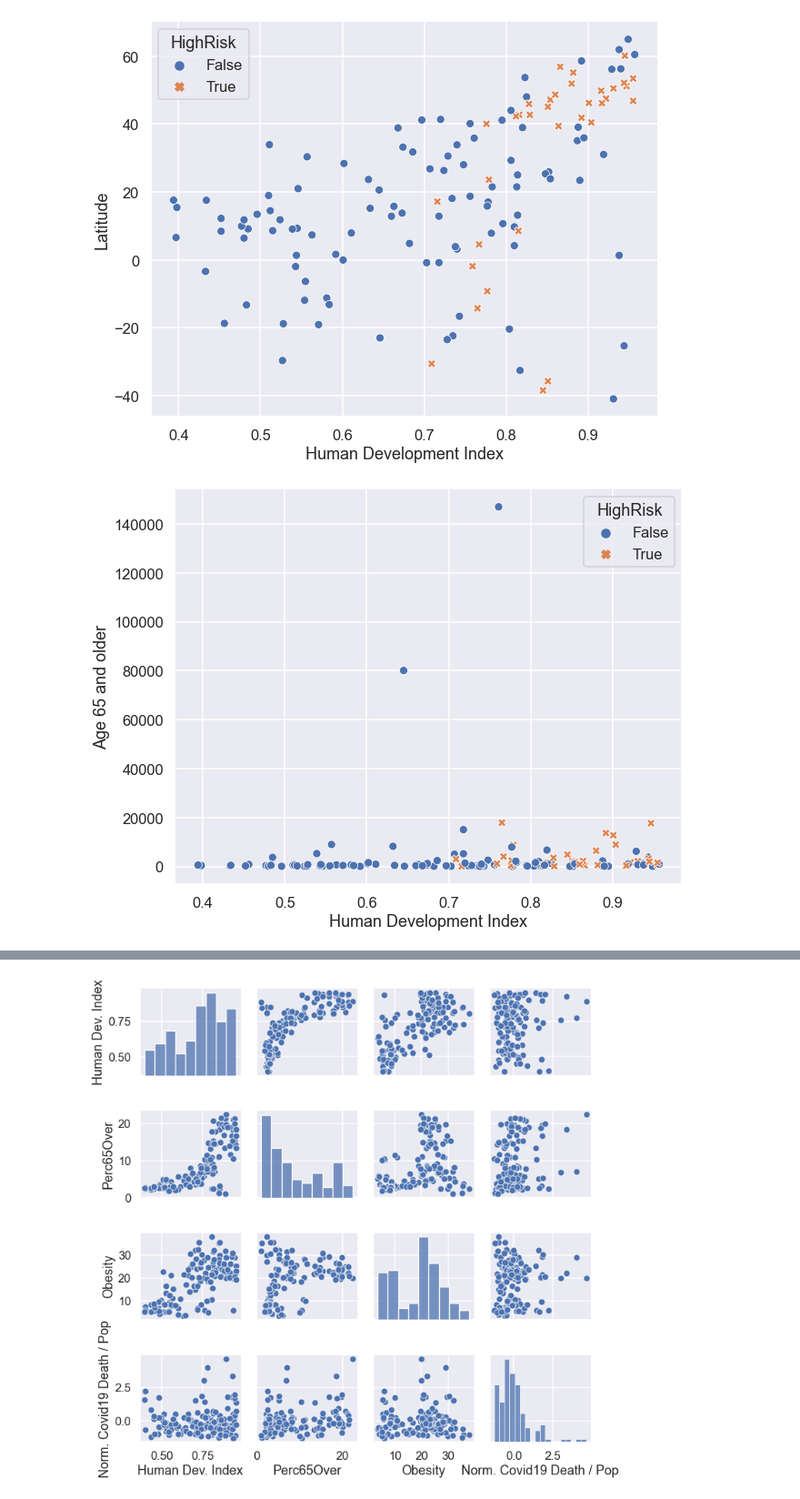
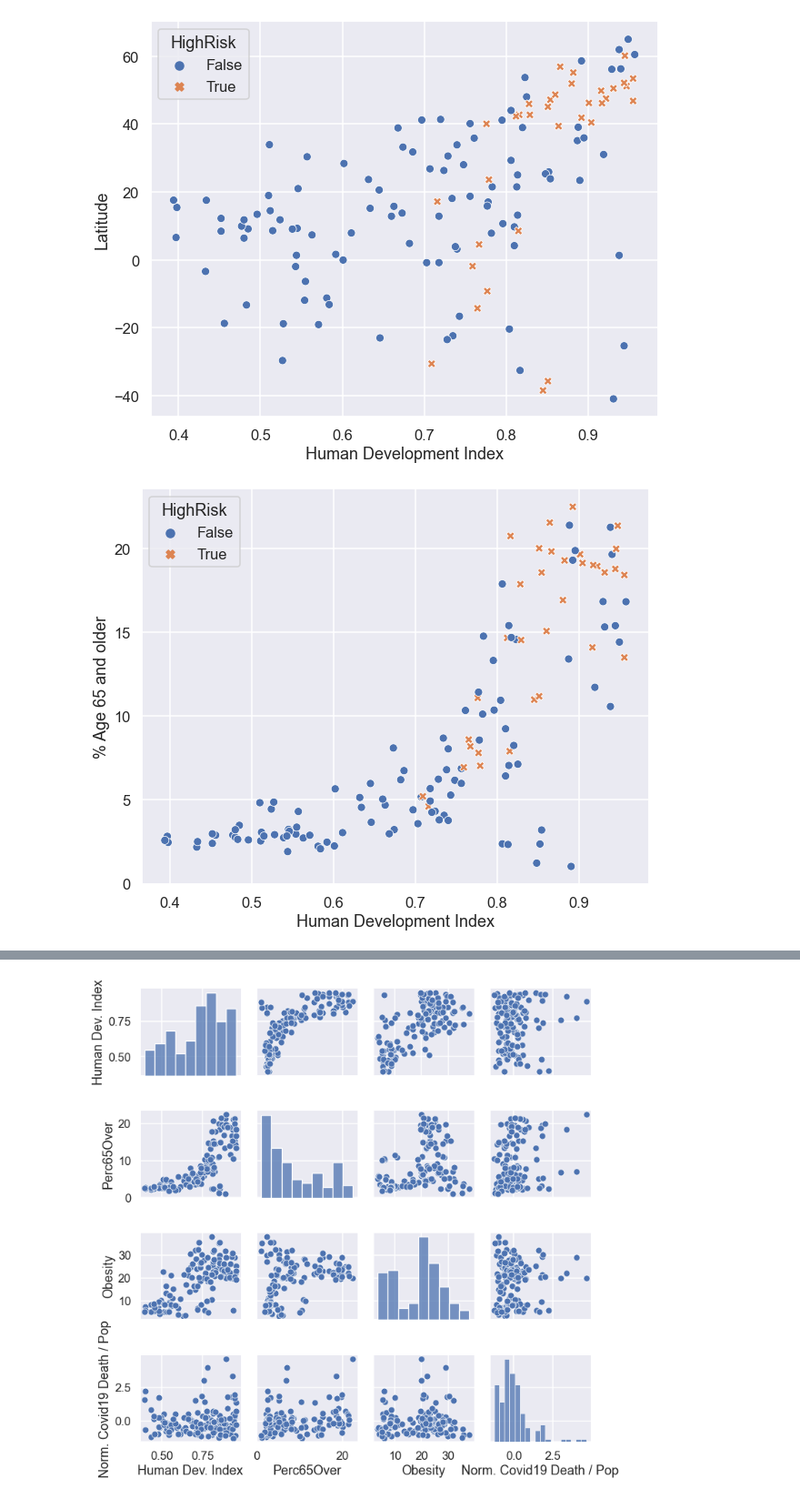
Before and after one commit to chrisweilacker/CovidMachineLearningProject, a Jupyter notebook: CovidMLProject.ipynb, the cells around one changed output, grey strips where cells are left out. Shown at 91% size. Saved outputs shown, nothing was run; the diff lists cells and outputs as text; code cells hidden in the pictures.

Commit message:
Updated Pop to Perc65Over

```diff
--- a/CovidMLProject.ipynb
+++ b/CovidMLProject.ipynb
@@ -491,9 +491,9 @@ plt.ylabel("Latitude");
 # %% [output]
 [figure]
 # %%
-sns.scatterplot(data=df, x='human_development_index', y='Pop65Over', hue='HighRisk', style='HighRisk');
+sns.scatterplot(data=df, x='human_development_index', y='Perc65Over', hue='HighRisk', style='HighRisk');
 plt.xlabel("Human Development Index")
-plt.ylabel("Age 65 and older");
+plt.ylabel("% Age 65 and older");
 # %% [output]
-[figure, old version]
+[figure, new version]
 # %%
```
Also changed, not shown: parts of 2 cells of this notebook.
